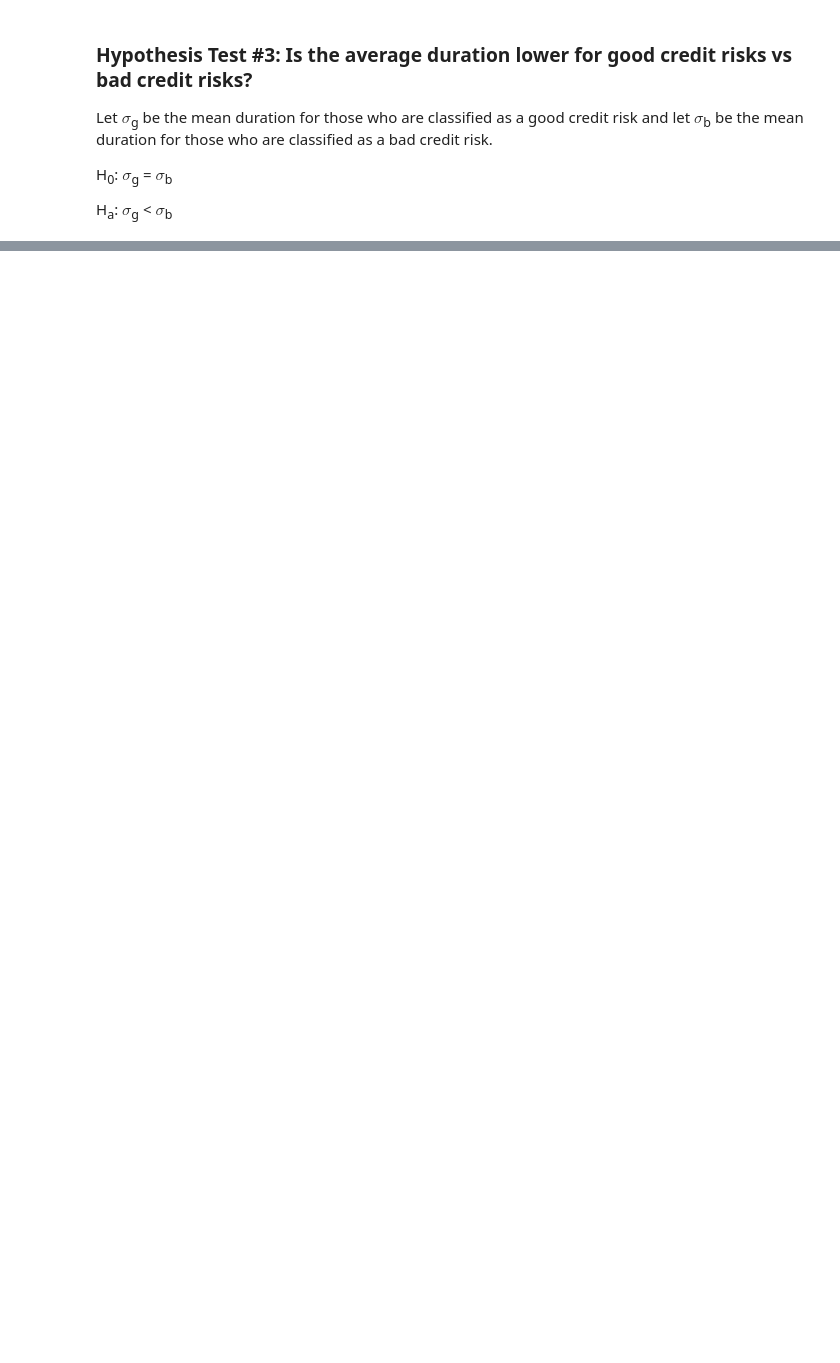
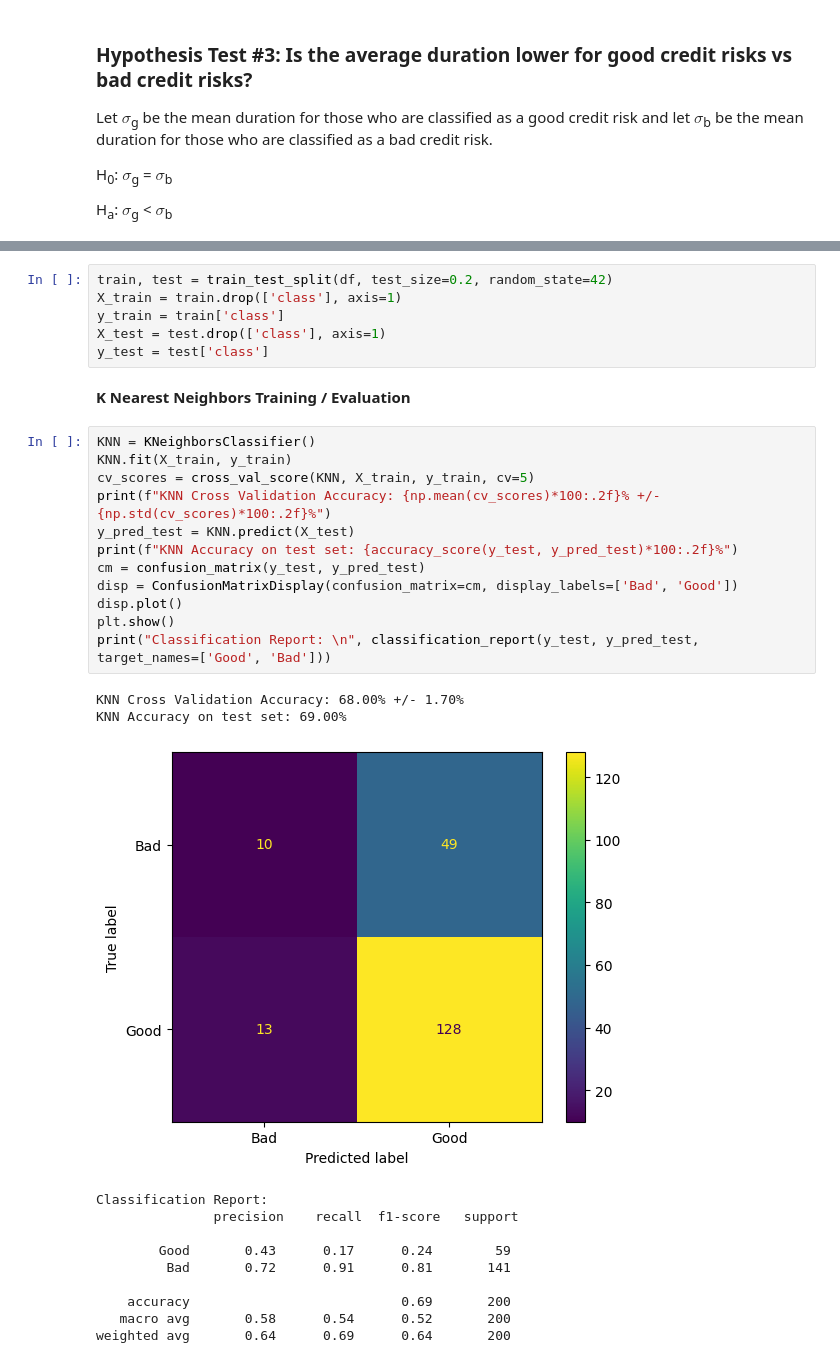
Before and after one commit to kmodo1/kmodo1.github.io, a Jupyter notebook: final-project.ipynb, the cells around one changed output, grey strips where cells are left out. Saved outputs shown, nothing was run; the diff lists cells and outputs as text; blank space fills up the shorter version.

```diff
--- a/final-project.ipynb
+++ b/final-project.ipynb
@@ -288,0 +312,33 @@ Since the p-value of 3.244e-12 is less than the alpha threshold of 0.05, we have
+# %%
+train, test = train_test_split(df, test_size=0.2, random_state=42)
+X_train = train.drop(['class'], axis=1)
+y_train = train['class']
+X_test = test.drop(['class'], axis=1)
+y_test = test['class']
+# %% [markdown]
+<b>K Nearest Neighbors Training / Evaluation</b>
+# %%
+KNN = KNeighborsClassifier()
+KNN.fit(X_train, y_train)
+cv_scores = cross_val_score(KNN, X_train, y_train, cv=5)
+print(f"KNN Cross Validation Accuracy: {np.mean(cv_scores)*100:.2f}% +/- {np.std(cv_scores)*100:.2f}%")
+y_pred_test = KNN.predict(X_test)
+print(f"KNN Accuracy on test set: {accuracy_score(y_test, y_pred_test)*100:.2f}%")
+cm = confusion_matrix(y_test, y_pred_test)
+disp = ConfusionMatrixDisplay(confusion_matrix=cm, display_labels=['Bad', 'Good'])
+disp.plot()
+plt.show()
+print("Classification Report: \n", classification_report(y_test, y_pred_test, target_names=['Good', 'Bad']))
+# %% [output]
+KNN Cross Validation Accuracy: 68.00% +/- 1.70%
+KNN Accuracy on test set: 69.00%
+[figure, added]
+Classification Report:
+               precision    recall  f1-score   support
+
+        Good       0.43      0.17      0.24        59
+         Bad       0.72      0.91      0.81       141
+
+    accuracy                           0.69       200
+   macro avg       0.58      0.54      0.52       200
+weighted avg       0.64      0.69      0.64       200
```
Also changed, not shown: parts of 21 cells of this notebook, 1 other file.
